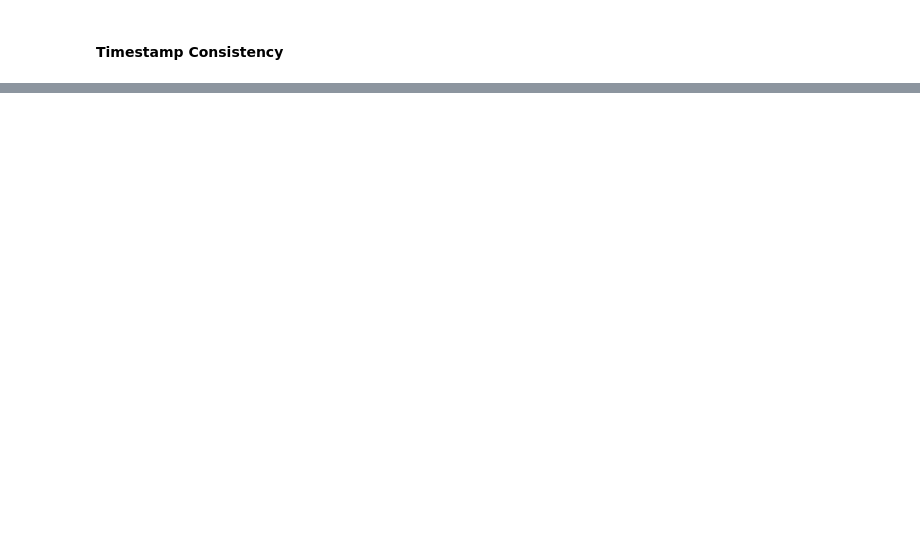
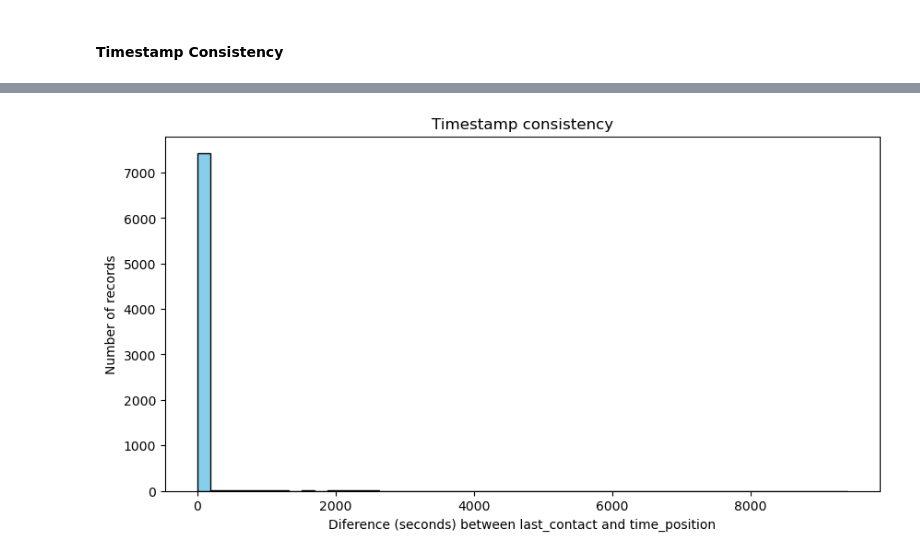
Before and after one commit to victoroscar30/aeroexplorer, a Jupyter notebook: notebooks/01_exploration.ipynb, the cells around one changed output, grey strips where cells are left out. Drawn from its saved outputs; the diff is of its cells as text; code cells hidden in the pictures; blank space fills up the shorter version.

```diff
--- a/notebooks/01_exploration.ipynb
+++ b/notebooks/01_exploration.ipynb
@@ -214,2 +213,6 @@ min_max
 # %% [markdown]
 #### Timestamp Consistency
+# %%
+# Diferença em segundos
+df_final['diff_seconds'] = (df_final['last_contact'] - df_final['time_position']).dt.total_seconds()
+df_final.head()
@@ -215,0 +238,9 @@ min_max
+# %%
+plt.figure(figsize=(10,5))
+plt.hist(df_final['diff_seconds'], bins=50, color='skyblue', edgecolor='black')
+plt.xlabel('Diference (seconds) between last_contact and time_position')
+plt.ylabel('Number of records')
+plt.title('Timestamp consistency')
+plt.show()
+# %% [output]
+[figure, added]
```
Also changed, not shown: parts of 20 cells of this notebook.
